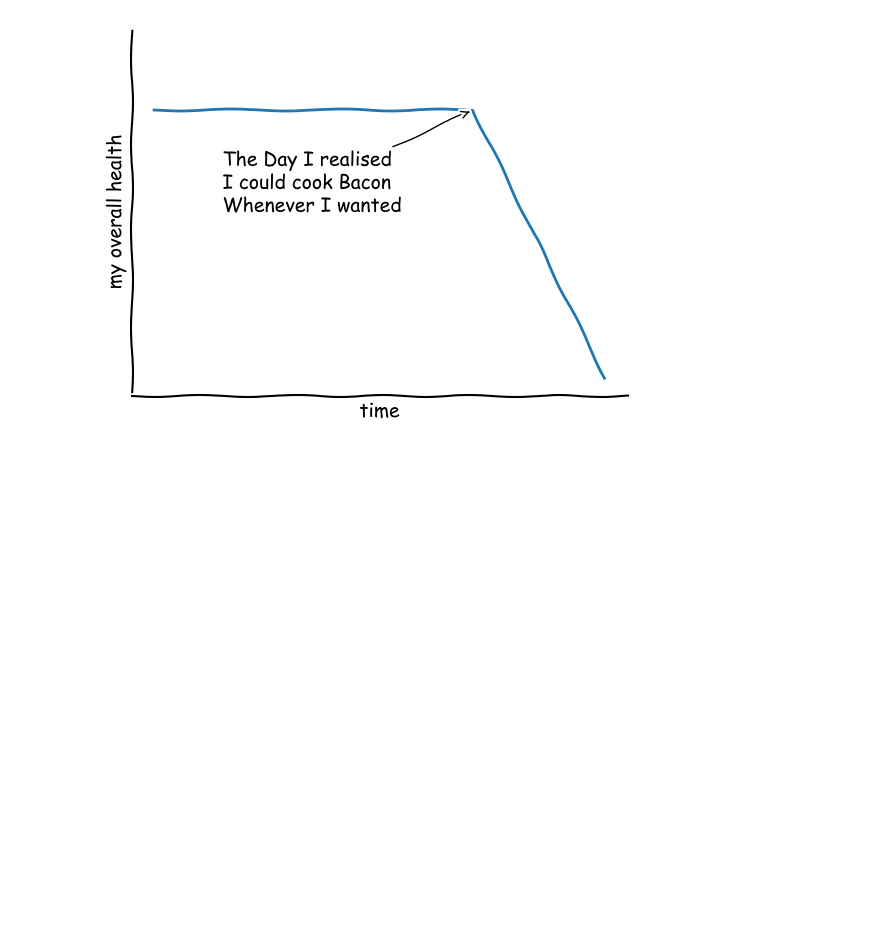
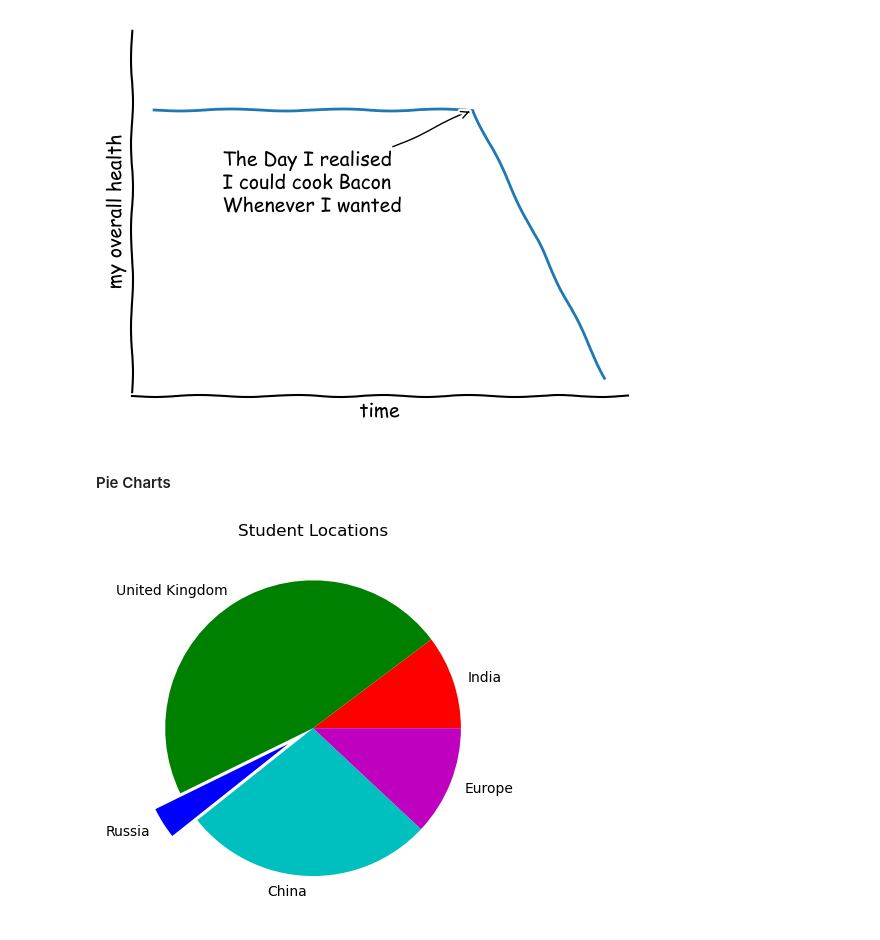
Before and after one commit to f-ssemwanga/ml_datascience_generative_AI, a Jupyter notebook: matplotLibBasics.ipynb, the cells around one changed output. Drawn from its saved outputs; the diff is of its cells as text; code cells hidden in the pictures; blank space fills up the shorter version.

Commit message:
pie chart

```diff
--- a/matplotLibBasics.ipynb
+++ b/matplotLibBasics.ipynb
@@ -135,3 +135,18 @@ findfont: Font family 'xkcd Script' not found.
 findfont: Font family 'Humor Sans' not found.
 findfont: Font family 'Comic Neue' not found.
 [figure]
+# %% [markdown]
+#### Pie Charts
+# %%
+#remove xkcd mode
+plt.rcdefaults()
+
+values = [12, 55, 4, 32, 14]
+colors = ['r', 'g', 'b', 'c', 'm']
+explode = [0, 0, 0.2, 0, 0]
+labels = ['India', 'United Kingdom', 'Russia', 'China', 'Europe']
+plt.pie(values, colors = colors, labels =labels, explode= explode)
+plt.title('Student Locations')
+plt.show()
+# %% [output]
+[figure, added]
```
